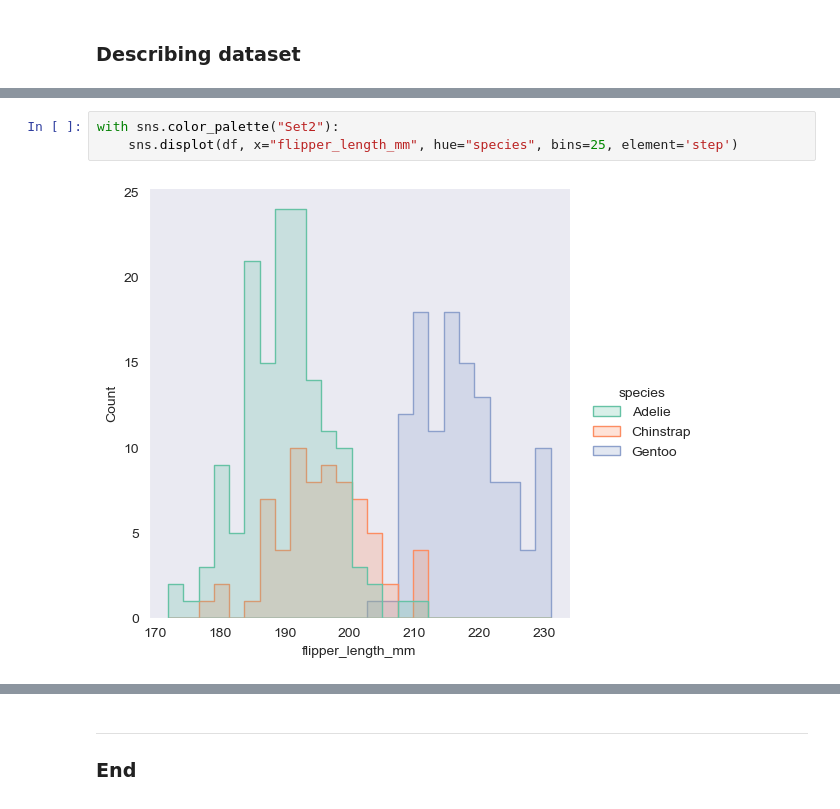
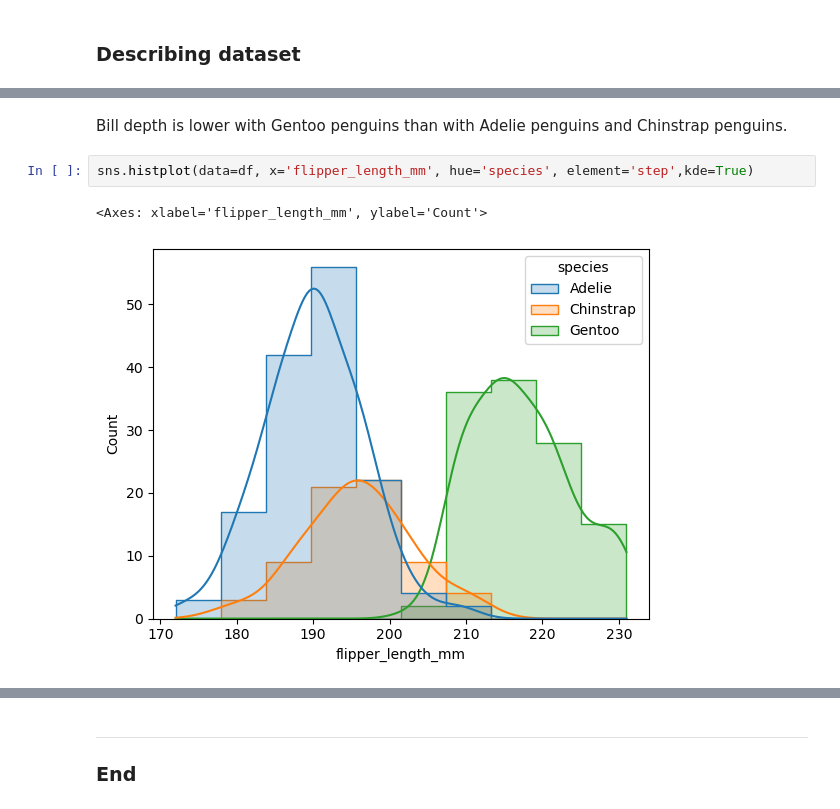
Before and after one commit to lmacakova/pda.assessment, a Jupyter notebook: penguins.ipynb, the cells around one changed output, grey strips where cells are left out. Saved outputs shown, nothing was run; the diff lists cells and outputs as text.

```diff
--- a/penguins.ipynb
+++ b/penguins.ipynb
@@ -133,5 +161,7 @@ with sns.color_palette("Set2"):
+# %% [markdown]
+Bill depth is lower with Gentoo penguins than with Adelie penguins and Chinstrap penguins.
 # %%
-with sns.color_palette("Set2"):
-    sns.displot(df, x="flipper_length_mm", hue="species", bins=25, element='step')
+sns.histplot(data=df, x='flipper_length_mm', hue='species', element='step',kde=True)
 # %% [output]
+<Axes: xlabel='flipper_length_mm', ylabel='Count'>
-[figure, old version]
+[figure, new version]
```
Also changed, not shown: parts of 29 cells of this notebook, 1 other file.
